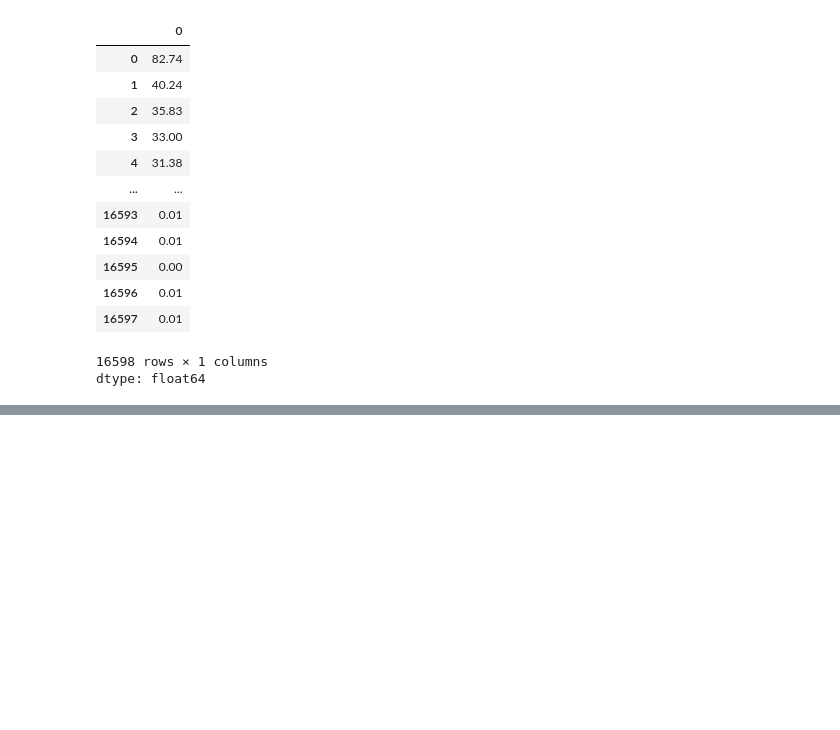
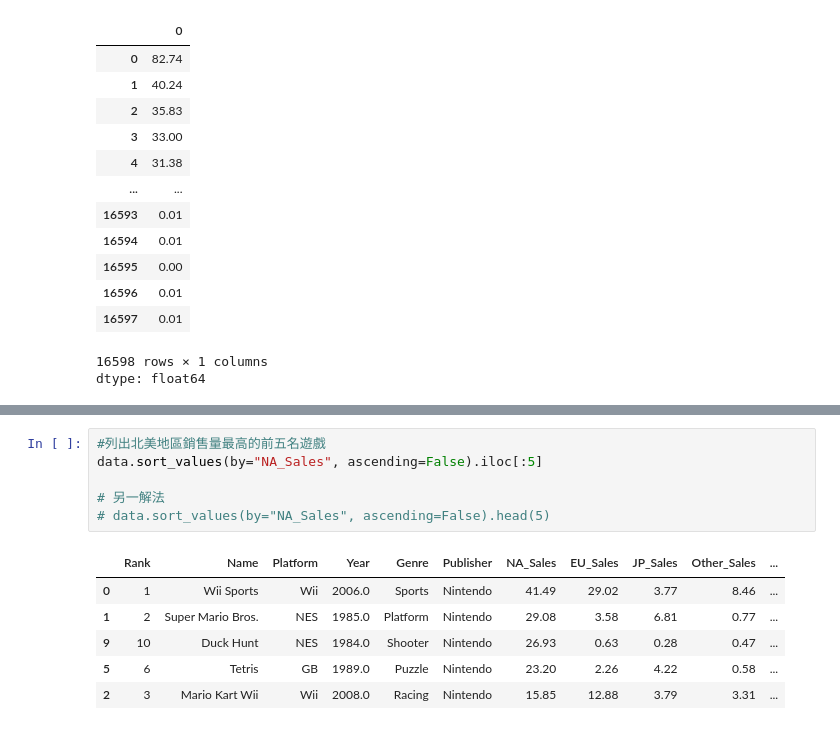
Before and after one commit to ldsAS/Tibame-AI-Learning, a Jupyter notebook: Tibame20250502_Pandas_課堂練習.ipynb, the cells around one changed output, grey strips where cells are left out. Saved outputs shown, nothing was run; the diff lists cells and outputs as text; blank space fills up the shorter version.

```diff
--- a/Tibame20250502_Pandas_課堂練習.ipynb
+++ b/Tibame20250502_Pandas_課堂練習.ipynb
@@ -155,0 +198,13 @@ data.head()
+# %%
+#列出北美地區銷售量最高的前五名遊戲
+data.sort_values(by="NA_Sales", ascending=False).iloc[:5]
+
+# 另一解法
+# data.sort_values(by="NA_Sales", ascending=False).head(5)
+# %% [output]
+|  | Rank | Name | Platform | Year | Genre | Publisher | NA_Sales | EU_Sales | JP_Sales | Other_Sales | ... |
+| 0 | 1 | Wii Sports | Wii | 2006.0 | Sports | Nintendo | 41.49 | 29.02 | 3.77 | 8.46 | ... |
+| 1 | 2 | Super Mario Bros. | NES | 1985.0 | Platform | Nintendo | 29.08 | 3.58 | 6.81 | 0.77 | ... |
+| 9 | 10 | Duck Hunt | NES | 1984.0 | Shooter | Nintendo | 26.93 | 0.63 | 0.28 | 0.47 | ... |
+| 5 | 6 | Tetris | GB | 1989.0 | Puzzle | Nintendo | 23.20 | 2.26 | 4.22 | 0.58 | ... |
+| 2 | 3 | Mario Kart Wii | Wii | 2008.0 | Racing | Nintendo | 15.85 | 12.88 | 3.79 | 3.31 | ... |
```
Also changed, not shown: parts of 22 cells of this notebook.
